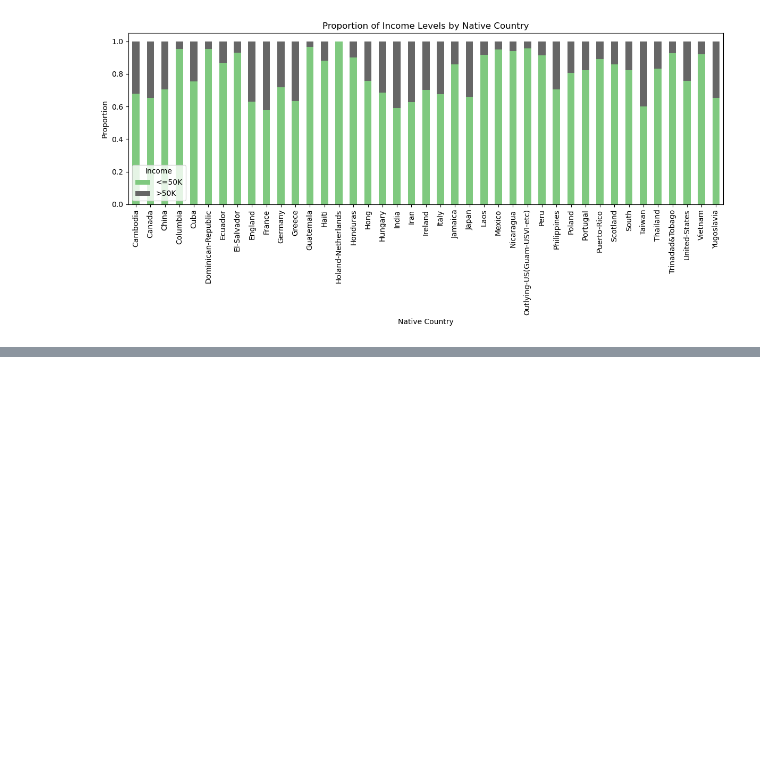
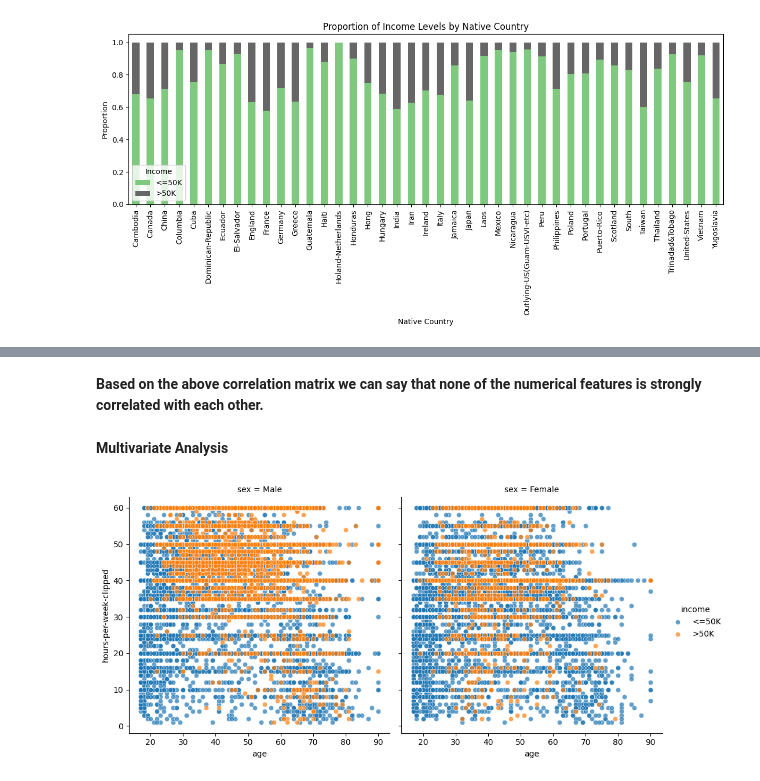
Before and after one commit to kmkri/ML_Assignments, a Jupyter notebook: ML_Assignments_Team2.ipynb, the cells around one changed output, grey strips where cells are left out. Drawn from its saved outputs; the diff is of its cells as text; code cells hidden in the pictures; blank space fills up the shorter version.

```diff
--- a/ML_Assignments_Team2.ipynb
+++ b/ML_Assignments_Team2.ipynb
@@ -1388,0 +1418,5 @@ plt.show()
+# %% [markdown]
+**Based on the above correlation matrix we can say that none of the numerical features is strongly correlated
+with each other.**
+# %% [markdown]
+**Multivariate Analysis**
@@ -1388,0 +1452,8 @@ plt.show()
+# %%
+# Create a FacetGrid with age, hours_per_week, and income
+g = sns.FacetGrid(adult_df_cleaned, col="sex", hue="income", height=5)
+g.map(sns.scatterplot, "age", "hours-per-week-clipped", alpha=0.7)
+g.add_legend()
+plt.show()
+# %% [output]
+[figure, added]
```
Also changed, not shown: parts of 33 cells of this notebook.
